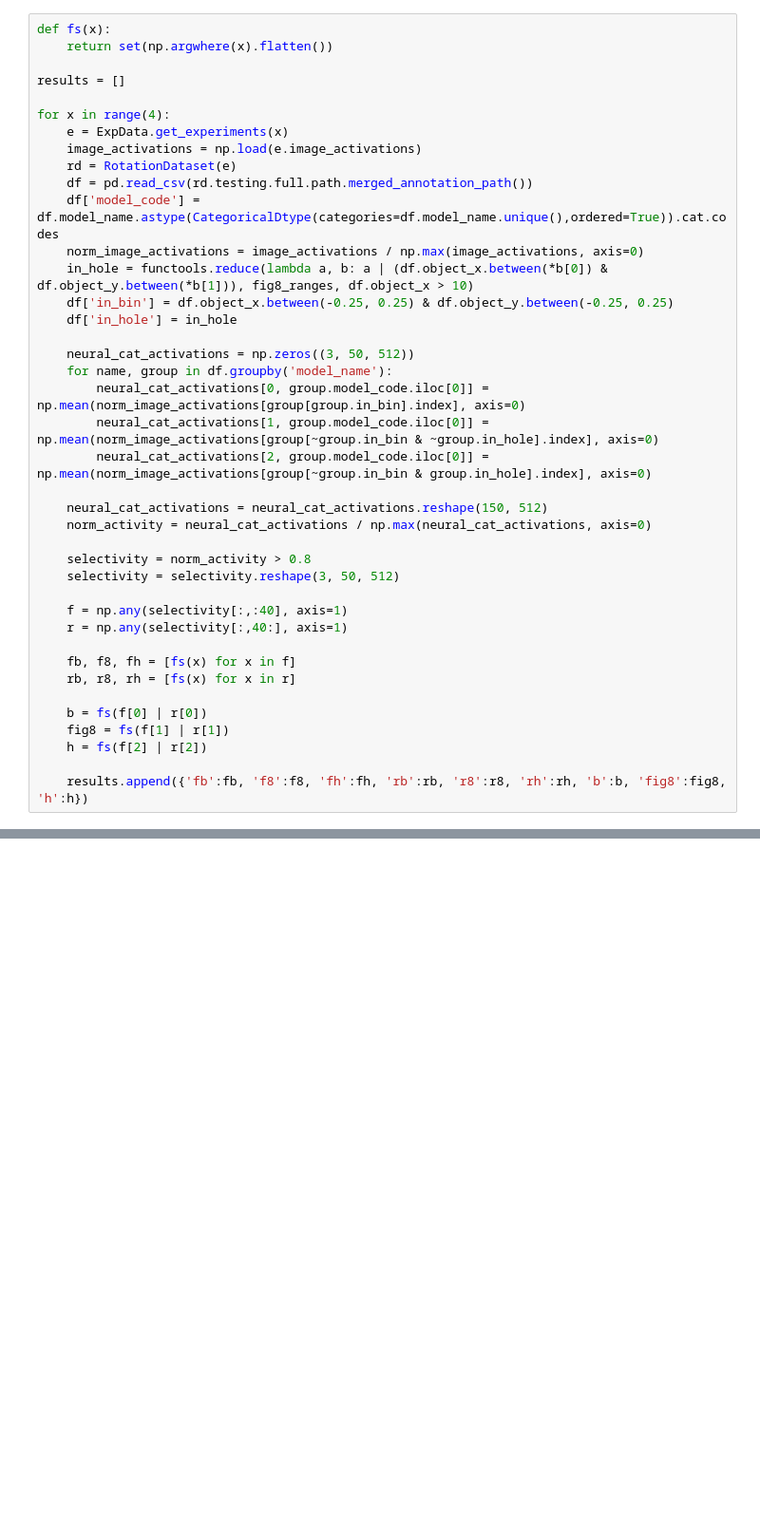
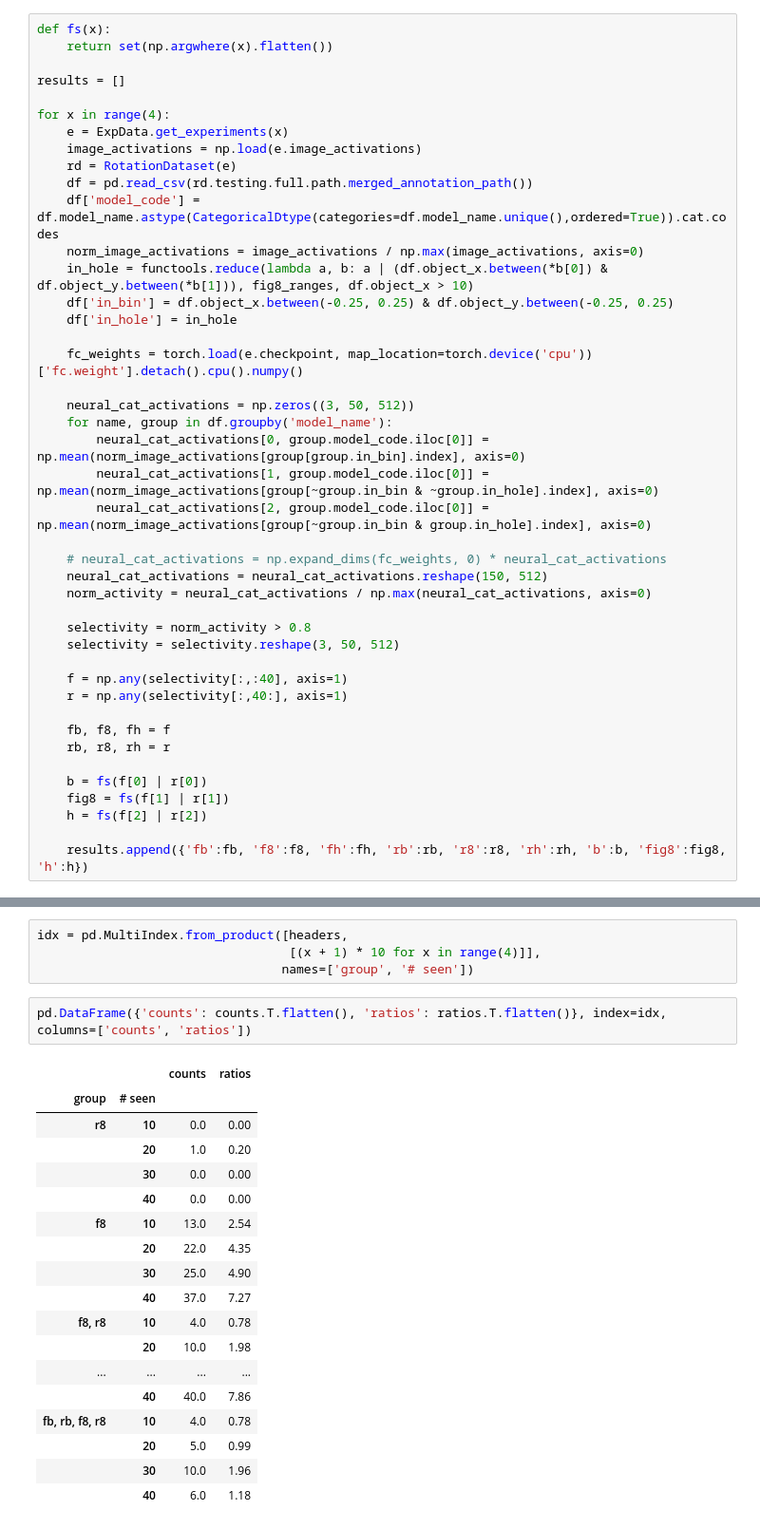
Before and after one commit to avicooper1/OOD_Orientation_Generalization, a Jupyter notebook: notebooks/network_analysis.ipynb, the cells around one changed output, grey strips where cells are left out. Shown: that part at 95% size. Cells and saved outputs as stored; diff of their text form; blank space fills up the shorter version.

```diff
--- a/notebooks/network_analysis.ipynb
+++ b/notebooks/network_analysis.ipynb
@@ -104,12 +219,15 @@ for x in range(4):
     df['in_bin'] = df.object_x.between(-0.25, 0.25) & df.object_y.between(-0.25, 0.25)
     df['in_hole'] = in_hole
 
+    fc_weights = torch.load(e.checkpoint, map_location=torch.device('cpu'))['fc.weight'].detach().cpu().numpy()
+
     neural_cat_activations = np.zeros((3, 50, 512))
     for name, group in df.groupby('model_name'):
         neural_cat_activations[0, group.model_code.iloc[0]] = np.mean(norm_image_activations[group[group.in_bin].index], axis=0)
         neural_cat_activations[1, group.model_code.iloc[0]] = np.mean(norm_image_activations[group[~group.in_bin & ~group.in_hole].index], axis=0)
         neural_cat_activations[2, group.model_code.iloc[0]] = np.mean(norm_image_activations[group[~group.in_bin & group.in_hole].index], axis=0)
 
+    # neural_cat_activations = np.expand_dims(fc_weights, 0) * neural_cat_activations
     neural_cat_activations = neural_cat_activations.reshape(150, 512)
     norm_activity = neural_cat_activations / np.max(neural_cat_activations, axis=0)
 
@@ -119,8 +237,8 @@ for x in range(4):
     f = np.any(selectivity[:,:40], axis=1)
     r = np.any(selectivity[:,40:], axis=1)
 
-    fb, f8, fh = [fs(x) for x in f]
-    rb, r8, rh = [fs(x) for x in r]
+    fb, f8, fh = f
+    rb, r8, rh = r
 
     b = fs(f[0] | r[0])
     fig8 = fs(f[1] | r[1])
@@ -129,0 +285,25 @@ for x in range(4):
+# %%
+idx = pd.MultiIndex.from_product([headers,
+                                  [(x + 1) * 10 for x in range(4)]],
+                                 names=['group', '# seen'])
+# %%
+pd.DataFrame({'counts': counts.T.flatten(), 'ratios': ratios.T.flatten()}, index=idx, columns=['counts', 'ratios'])
+# %% [output]
+|  |  | counts | ratios |
+| group | # seen |  |  |
+| r8 | 10 | 0.0 | 0.00 |
+|  | 20 | 1.0 | 0.20 |
+|  | 30 | 0.0 | 0.00 |
+|  | 40 | 0.0 | 0.00 |
+| f8 | 10 | 13.0 | 2.54 |
+|  | 20 | 22.0 | 4.35 |
+|  | 30 | 25.0 | 4.90 |
+|  | 40 | 37.0 | 7.27 |
+| f8, r8 | 10 | 4.0 | 0.78 |
+|  | 20 | 10.0 | 1.98 |
+| ... | ... | ... | ... |
+|  | 40 | 40.0 | 7.86 |
+| fb, rb, f8, r8 | 10 | 4.0 | 0.78 |
+|  | 20 | 5.0 | 0.99 |
+|  | 30 | 10.0 | 1.96 |
+|  | 40 | 6.0 | 1.18 |
```
Also changed, not shown: parts of 33 cells of this notebook, 3 other files.
